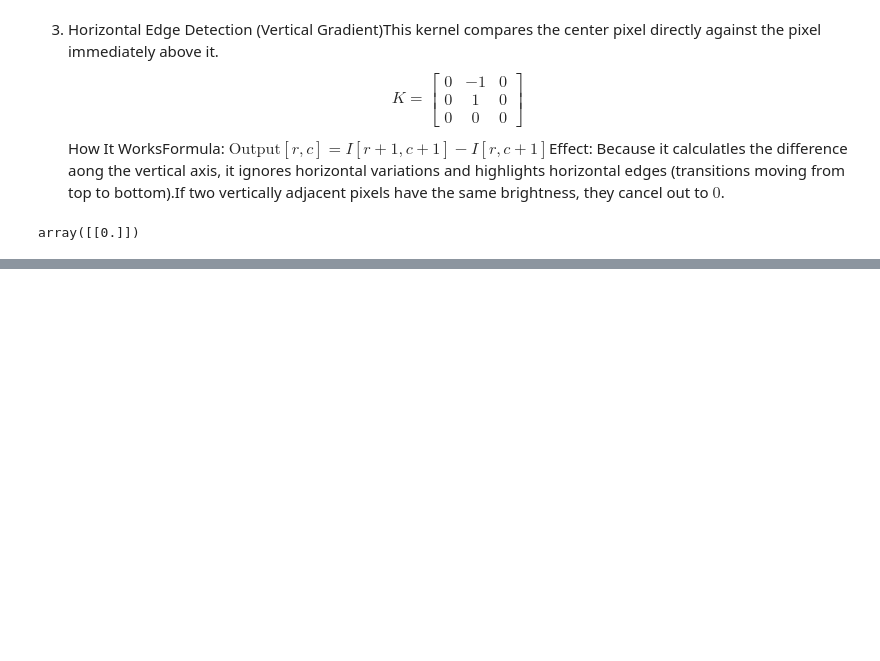
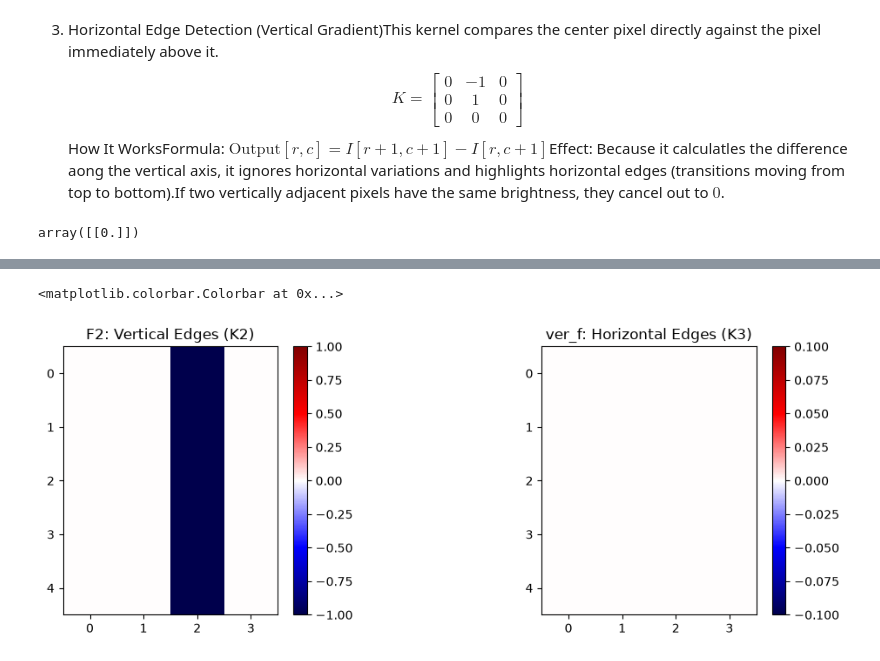
Before and after one commit to XZNON/z-sampling, a Jupyter notebook: 03_CNN_V1.ipynb, the cells around one changed output, grey strips where cells are left out. Saved outputs shown, nothing was run; the diff lists cells and outputs as text; code cells hidden in the pictures; blank space fills up the shorter version.

```diff
--- a/03_CNN_V1.ipynb
+++ b/03_CNN_V1.ipynb
@@ -223,0 +325,28 @@ Our kernels are still too simple, we just have 1 stride and no padding, but well
+# %%
+# Alright lets try it on a small image
+
+avg_kernel = np.ones((3, 3)) / 9
+
+vertical_edge_kernel = np.array([
+    [0, 0, 0],
+    [-1, 1, 0],
+    [0, 0, 0]
+])
+
+horizontal_edge_kernel = np.array([
+    [0, -1, 0],
+    [0,  1, 0],
+    [0,  0, 0]
+])
+
+diagonal_1 = np.array([
+    [1, 0, 0],
+    [0, 0, 0],
+    [0, 0, -1]
+])
+
+doagonal_2 = np.array([
+    [0, 0, 1],
+    [0,  0, 0],
+    [-1,  0, 0]
+])
@@ -223,0 +394,20 @@ Our kernels are still too simple, we just have 1 stride and no padding, but well
+# %%
+bw = np.array(([1,1,0,0],[1,1,0,0],[1,1,0,0],[1,1,0,0],[1,1,0,0]),dtype=np.float64)
+
+feat = correlate2d_valid_fast(bw,horizontal_edge_kernel,1,1,"edge")
+feat2 = correlate2d_valid_fast(bw,vertical_edge_kernel,1,1,"edge")
+
+fig,axes = plt.subplots(1,2,figsize=(13,4))
+
+max_abs_2 = np.max(np.abs(feat2))
+img2 = axes[0].imshow(feat2,cmap="seismic",vmin=-max_abs_2, vmax=max_abs_2)
+axes[0].set_title("F2: Vertical Edges (K2)")
+plt.colorbar(img2, ax=axes[0], fraction=0.046, pad=0.04)
+
+max_abs_3 = np.max(np.abs(feat))
+img3 = axes[1].imshow(feat, cmap="seismic", vmin=-max_abs_3, vmax=max_abs_3)
+axes[1].set_title("ver_f: Horizontal Edges (K3)")
+plt.colorbar(img3, ax=axes[1], fraction=0.046, pad=0.04)
+# %% [output]
+<matplotlib.colorbar.Colorbar at 0x...>
+[figure, added]
```
Also changed, not shown: parts of 18 cells of this notebook, 2 other files.
